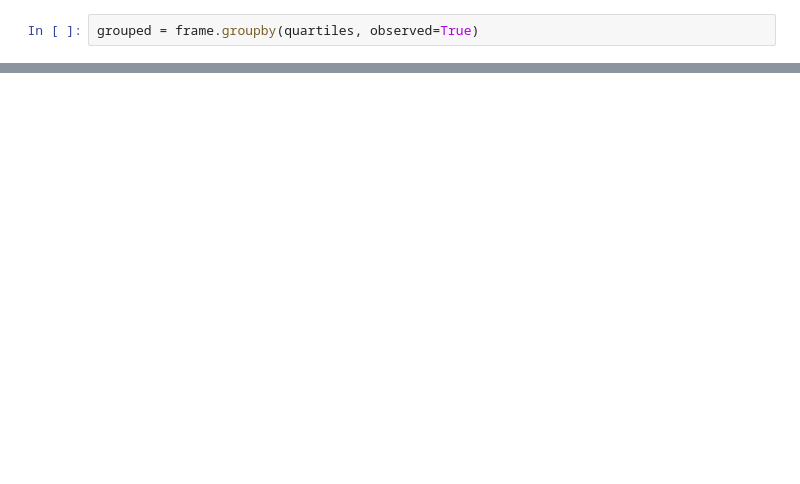
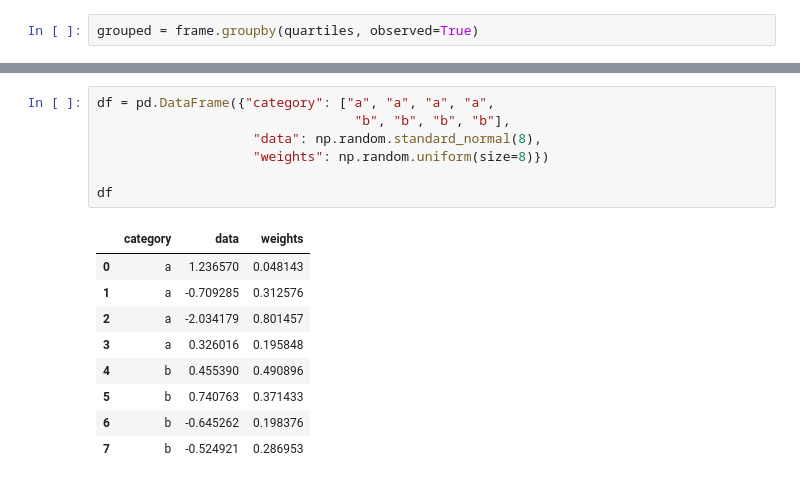
Before and after one commit to S3tuit/jup_lab, a Jupyter notebook: test.ipynb, the cells around one changed output, grey strips where cells are left out. Cells and saved outputs as stored; diff of their text form; blank space fills up the shorter version.

```diff
--- a/test.ipynb
+++ b/test.ipynb
@@ -243,0 +352,17 @@ grouped.apply(get_stats)
+# %%
+df = pd.DataFrame({"category": ["a", "a", "a", "a",
+                                 "b", "b", "b", "b"],
+                    "data": np.random.standard_normal(8),
+                    "weights": np.random.uniform(size=8)})
+
+df
+# %% [output]
+|  | category | data | weights |
+| 0 | a | 1.236570 | 0.048143 |
+| 1 | a | -0.709285 | 0.312576 |
+| 2 | a | -2.034179 | 0.801457 |
+| 3 | a | 0.326016 | 0.195848 |
+| 4 | b | 0.455390 | 0.490896 |
+| 5 | b | 0.740763 | 0.371433 |
+| 6 | b | -0.645262 | 0.198376 |
+| 7 | b | -0.524921 | 0.286953 |
```
Also changed, not shown: parts of 26 cells of this notebook, 1 other file.
